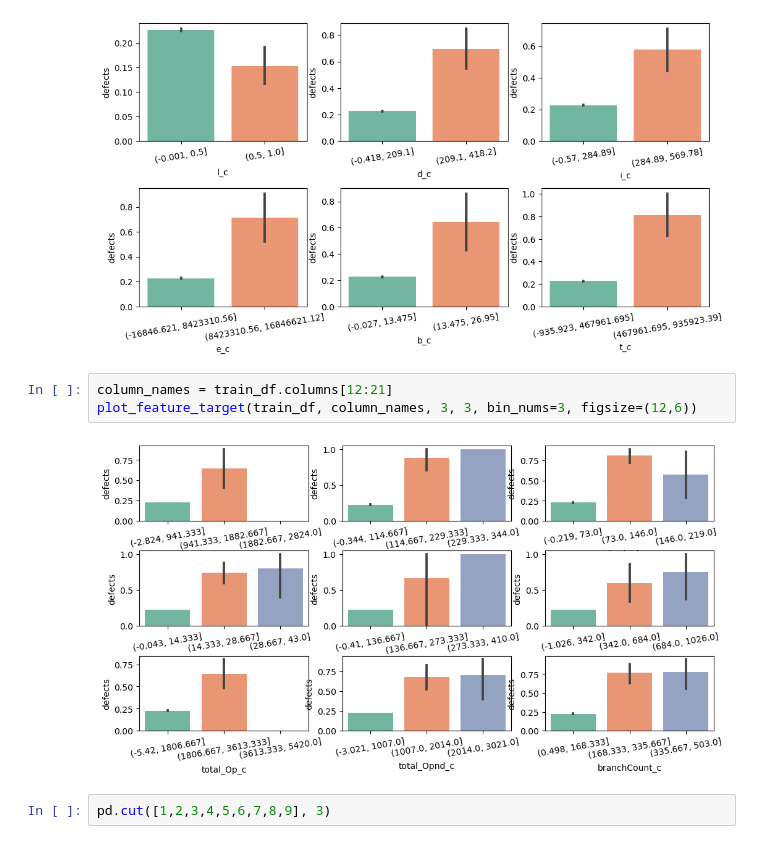
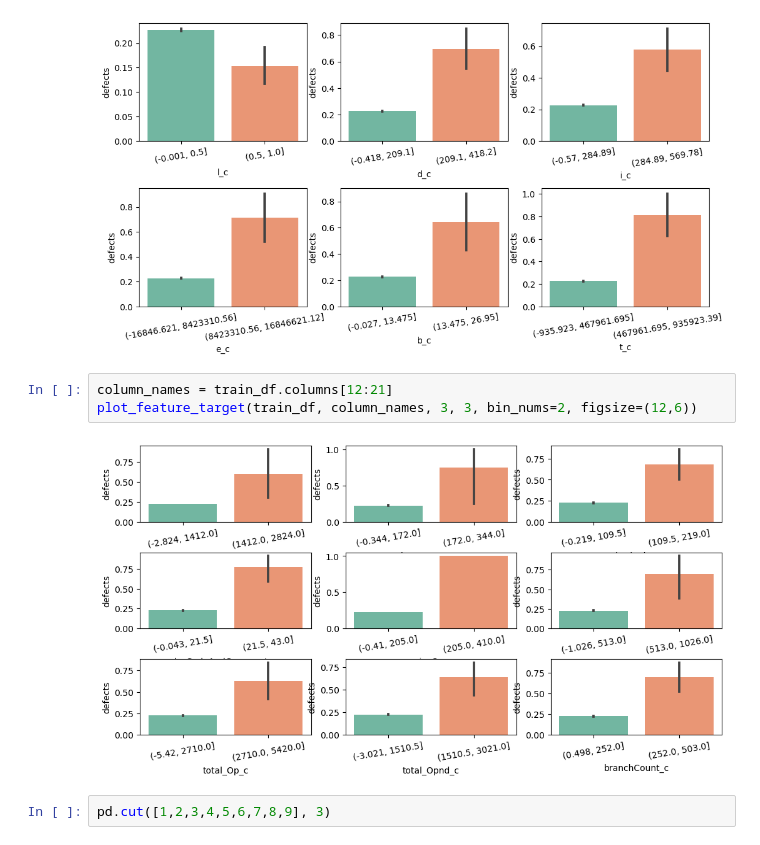
Before and after one commit to sajacaros/ml_project, a Jupyter notebook: sajacaros/1_eda.ipynb, the cells around one changed output. Drawn from its saved outputs; the diff is of its cells as text.

```diff
--- a/sajacaros/1_eda.ipynb
+++ b/sajacaros/1_eda.ipynb
@@ -216,9 +216,9 @@ plot_feature_target(train_df, column_names, 2, 3, bin_nums=2, figsize=(12,6))
 [figure]
 # %%
 column_names = train_df.columns[12:21]
-plot_feature_target(train_df, column_names, 3, 3, bin_nums=3, figsize=(12,6))
+plot_feature_target(train_df, column_names, 3, 3, bin_nums=2, figsize=(12,6))
 # %% [output]
-[figure, old version]
+[figure, new version]
 # %%
 pd.cut([1,2,3,4,5,6,7,8,9], 3)
 # %% [output]
```
Also changed, not shown: parts of 1 cell of this notebook, 2 other files.
